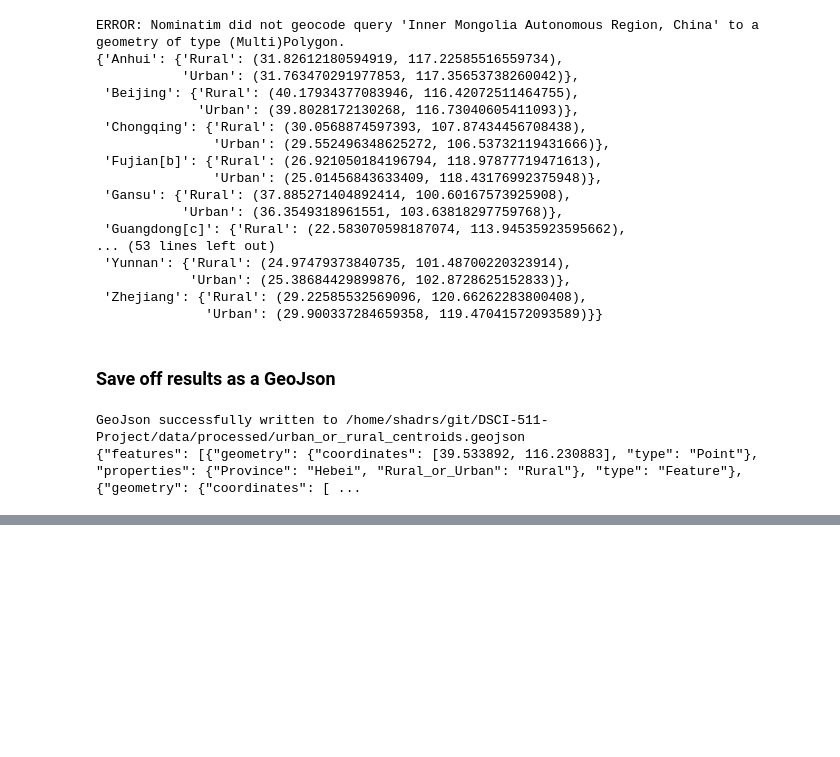
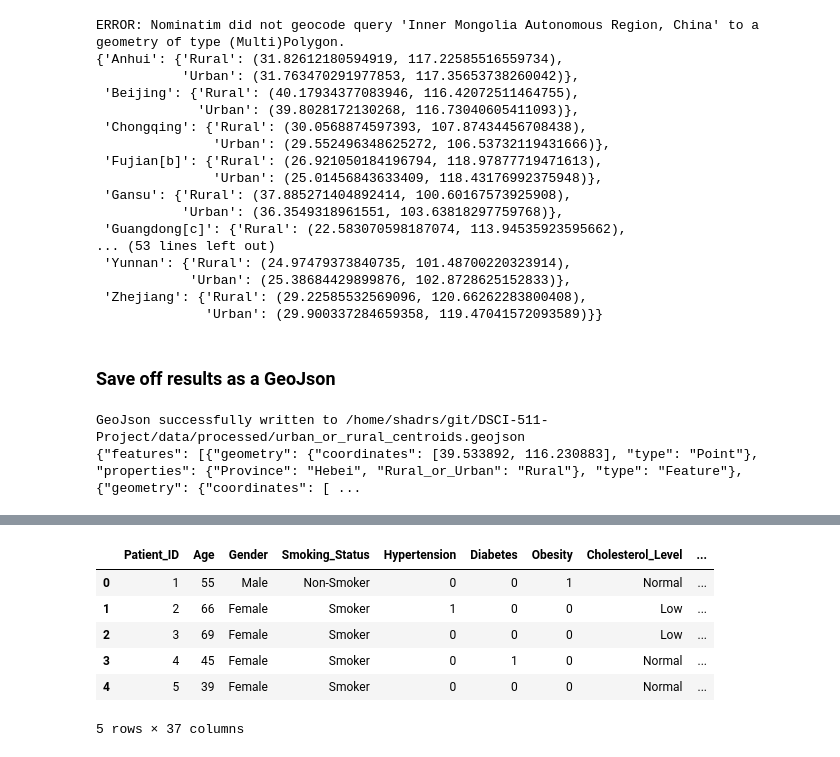
Before and after one commit to royphelps1/Heart-Attack-Rates, a Jupyter notebook: notebooks/phase2_all_in_notebook.ipynb, the cells around one changed output, grey strips where cells are left out. Cells and saved outputs as stored; diff of their text form; code cells hidden in the pictures; blank space fills up the shorter version.

```diff
--- a/notebooks/phase2_all_in_notebook.ipynb
+++ b/notebooks/phase2_all_in_notebook.ipynb
@@ -965,0 +997,15 @@ GeoJson successfully written to /home/shadrs/git/DSCI-511-Project/data/processed
+# %%
+# Set the columns for Province and Rural or Urban
+PROV_COL = "Province"
+UR_COL   = "Rural_or_Urban"
+
+# Clean and make urban Urban and rural Rural
+df_analysis["province_clean"] = df_analysis[PROV_COL].str.strip()
+df_analysis["urban_rural_clean"] = (
+    df_analysis[UR_COL]
+    .str.strip()
+    .str.capitalize()
+)
+
+# Check the columns
+df_analysis.columns
@@ -965,0 +1026,21 @@ GeoJson successfully written to /home/shadrs/git/DSCI-511-Project/data/processed
+# %%
+# Merge the health risk features plus the proince and urban rural clean versions
+# and left joing to keep all rows form the heart attack datset
+df_merged = df_analysis.merge(
+    gdf_centroids[["province_clean", "urban_rural_clean", "geometry"]],
+    on=["province_clean", "urban_rural_clean"],
+    how="left"
+)
+
+# Turn into a GeoDataFrame
+gdf_merged = gpd.GeoDataFrame(df_merged, geometry="geometry", crs="EPSG:4326")
+
+gdf_merged.head()
+# %% [output]
+|  | Patient_ID | Age | Gender | Smoking_Status | Hypertension | Diabetes | Obesity | Cholesterol_Level | ... |
+| 0 | 1 | 55 | Male | Non-Smoker | 0 | 0 | 1 | Normal | ... |
+| 1 | 2 | 66 | Female | Smoker | 1 | 0 | 0 | Low | ... |
+| 2 | 3 | 69 | Female | Smoker | 0 | 0 | 0 | Low | ... |
+| 3 | 4 | 45 | Female | Smoker | 0 | 1 | 0 | Normal | ... |
+| 4 | 5 | 39 | Female | Smoker | 0 | 0 | 0 | Normal | ... |
+5 rows × 37 columns
```
Also changed, not shown: parts of 12 cells of this notebook.
